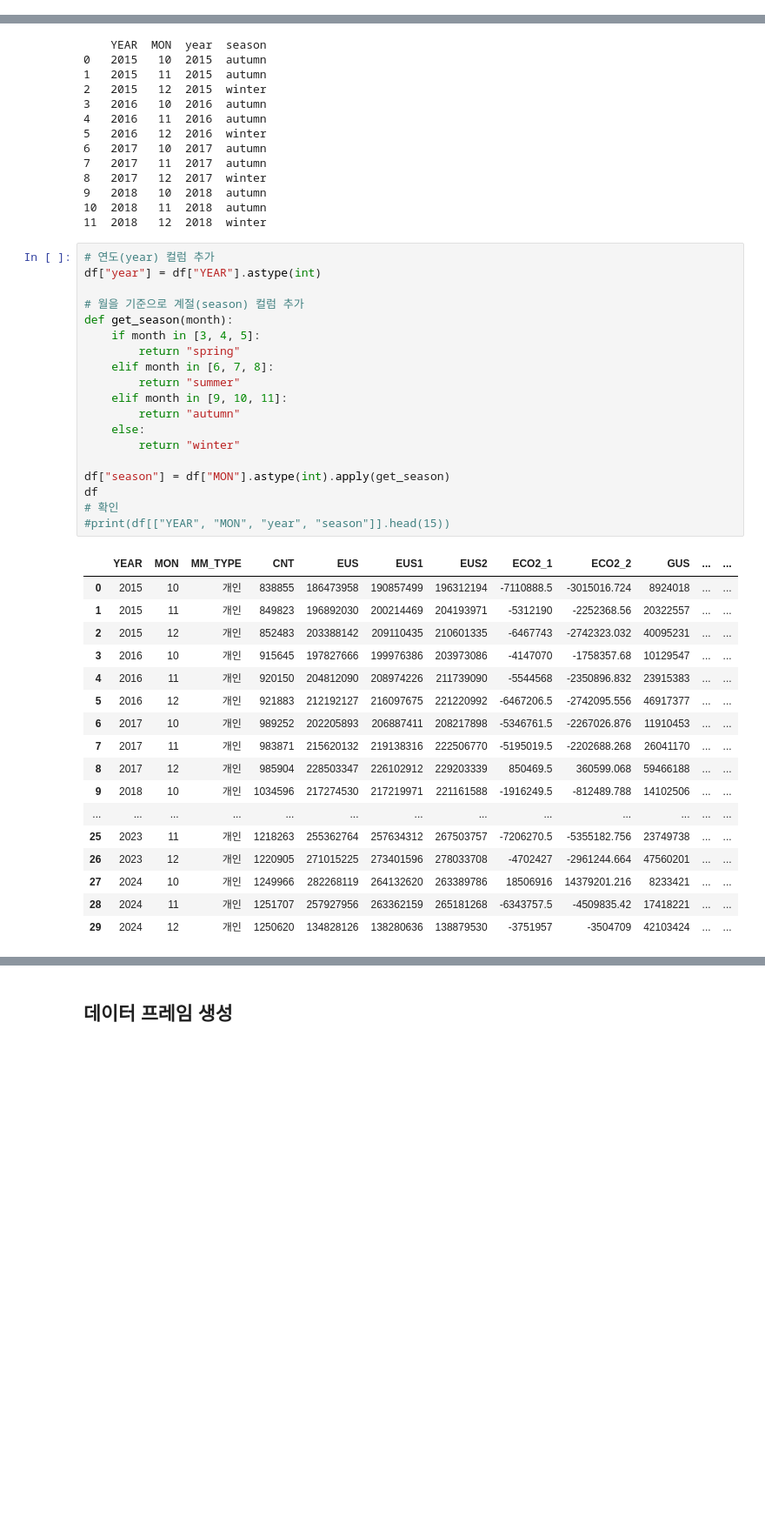
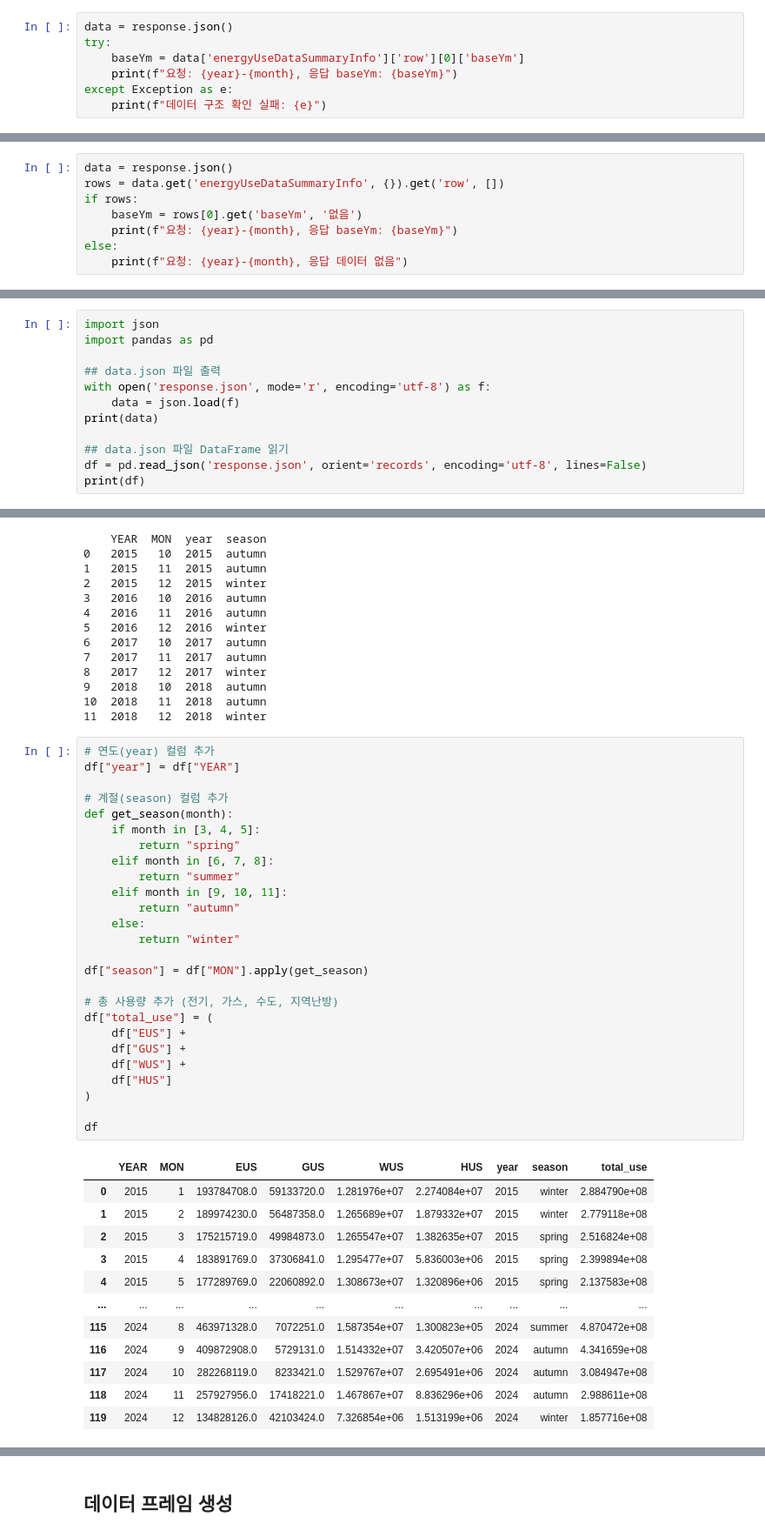
Before and after one commit to BaekJeongsuk/Data-Analysis-with-Open-Source, a Jupyter notebook: 오픈소스_데이터_분석_5강.ipynb, the cells around one changed output, grey strips where cells are left out. Shown: that part at 87% size. Cells and saved outputs as stored; diff of their text form; blank space fills up the shorter version.

```diff
--- a/오픈소스_데이터_분석_5강.ipynb
+++ b/오픈소스_데이터_분석_5강.ipynb
@@ -254,0 +330,7 @@ for year_month in get_year_months():
+# %%
+data = response.json()
+try:
+    baseYm = data['energyUseDataSummaryInfo']['row'][0]['baseYm']
+    print(f"요청: {year}-{month}, 응답 baseYm: {baseYm}")
+except Exception as e:
+    print(f"데이터 구조 확인 실패: {e}")
@@ -254,0 +339,8 @@ for year_month in get_year_months():
+# %%
+data = response.json()
+rows = data.get('energyUseDataSummaryInfo', {}).get('row', [])
+if rows:
+    baseYm = rows[0].get('baseYm', '없음')
+    print(f"요청: {year}-{month}, 응답 baseYm: {baseYm}")
+else:
+    print(f"요청: {year}-{month}, 응답 데이터 없음")
@@ -254,0 +349,12 @@ for year_month in get_year_months():
+# %%
+import json
+import pandas as pd
+
+## data.json 파일 출력
+with open('response.json', mode='r', encoding='utf-8') as f:
+    data = json.load(f)
+print(data)
+
+## data.json 파일 DataFrame 읽기
+df = pd.read_json('response.json', orient='records', encoding='utf-8', lines=False)
+print(df)
@@ -672,38 +780,40 @@ print(df[["YEAR", "MON", "year", "season"]].head(12))
 11  2018   12  2018  winter
 # %%
 # 연도(year) 컬럼 추가
-df["year"] = df["YEAR"].astype(int)
+df["year"] = df["YEAR"]
 
-# 월을 기준으로 계절(season) 컬럼 추가
+# 계절(season) 컬럼 추가
 def get_season(month):
     if month in [3, 4, 5]:
         return "spring"
     elif month in [6, 7, 8]:
         return "summer"
     elif month in [9, 10, 11]:
         return "autumn"
     else:
         return "winter"
 
-df["season"] = df["MON"].astype(int).apply(get_season)
+df["season"] = df["MON"].apply(get_season)
+
+# 총 사용량 추가 (전기, 가스, 수도, 지역난방)
+df["total_use"] = (
+    df["EUS"] +
+    df["GUS"] +
+    df["WUS"] +
+    df["HUS"]
+)
+
 df
-# 확인
-#print(df[["YEAR", "MON", "year", "season"]].head(15))
 # %% [output]
-|  | YEAR | MON | MM_TYPE | CNT | EUS | EUS1 | EUS2 | ECO2_1 | ECO2_2 | GUS | ... | ... |
-| 0 | 2015 | 10 | 개인 | 838855 | 186473958 | 190857499 | 196312194 | -7110888.5 | -3015016.724 | 8924018 | ... | ... |
-| 1 | 2015 | 11 | 개인 | 849823 | 196892030 | 200214469 | 204193971 | -5312190 | -2252368.56 | 20322557 | ... | ... |
-| 2 | 2015 | 12 | 개인 | 852483 | 203388142 | 209110435 | 210601335 | -6467743 | -2742323.032 | 40095231 | ... | ... |
-| 3 | 2016 | 10 | 개인 | 915645 | 197827666 | 199976386 | 203973086 | -4147070 | -1758357.68 | 10129547 | ... | ... |
-| 4 | 2016 | 11 | 개인 | 920150 | 204812090 | 208974226 | 211739090 | -5544568 | -2350896.832 | 23915383 | ... | ... |
-| 5 | 2016 | 12 | 개인 | 921883 | 212192127 | 216097675 | 221220992 | -6467206.5 | -2742095.556 | 46917377 | ... | ... |
-| 6 | 2017 | 10 | 개인 | 989252 | 202205893 | 206887411 | 208217898 | -5346761.5 | -2267026.876 | 11910453 | ... | ... |
-| 7 | 2017 | 11 | 개인 | 983871 | 215620132 | 219138316 | 222506770 | -5195019.5 | -2202688.268 | 26041170 | ... | ... |
-| 8 | 2017 | 12 | 개인 | 985904 | 228503347 | 226102912 | 229203339 | 850469.5 | 360599.068 | 59466188 | ... | ... |
-| 9 | 2018 | 10 | 개인 | 1034596 | 217274530 | 217219971 | 221161588 | -1916249.5 | -812489.788 | 14102506 | ... | ... |
-| ... | ... | ... | ... | ... | ... | ... | ... | ... | ... | ... | ... | ... |
-| 25 | 2023 | 11 | 개인 | 1218263 | 255362764 | 257634312 | 267503757 | -7206270.5 | -5355182.756 | 23749738 | ... | ... |
-| 26 | 2023 | 12 | 개인 | 1220905 | 271015225 | 273401596 | 278033708 | -4702427 | -2961244.664 | 47560201 | ... | ... |
-| 27 | 2024 | 10 | 개인 | 1249966 | 282268119 | 264132620 | 263389786 | 18506916 | 14379201.216 | 8233421 | ... | ... |
-| 28 | 2024 | 11 | 개인 | 1251707 | 257927956 | 263362159 | 265181268 | -6343757.5 | -4509835.42 | 17418221 | ... | ... |
-| 29 | 2024 | 12 | 개인 | 1250620 | 134828126 | 138280636 | 138879530 | -3751957 | -3504709 | 42103424 | ... | ... |
+|  | YEAR | MON | EUS | GUS | WUS | HUS | year | season | total_use |
+| 0 | 2015 | 1 | 193784708.0 | 59133720.0 | 1.281976e+07 | 2.274084e+07 | 2015 | winter | 2.884790e+08 |
+| 1 | 2015 | 2 | 189974230.0 | 56487358.0 | 1.265689e+07 | 1.879332e+07 | 2015 | winter | 2.779118e+08 |
+| 2 | 2015 | 3 | 175215719.0 | 49984873.0 | 1.265547e+07 | 1.382635e+07 | 2015 | spring | 2.516824e+08 |
+| 3 | 2015 | 4 | 183891769.0 | 37306841.0 | 1.295477e+07 | 5.836003e+06 | 2015 | spring | 2.399894e+08 |
+| 4 | 2015 | 5 | 177289769.0 | 22060892.0 | 1.308673e+07 | 1.320896e+06 | 2015 | spring | 2.137583e+08 |
+| ... | ... | ... | ... | ... | ... | ... | ... | ... | ... |
+| 115 | 2024 | 8 | 463971328.0 | 7072251.0 | 1.587354e+07 | 1.300823e+05 | 2024 | summer | 4.870472e+08 |
+| 116 | 2024 | 9 | 409872908.0 | 5729131.0 | 1.514332e+07 | 3.420507e+06 | 2024 | autumn | 4.341659e+08 |
+| 117 | 2024 | 10 | 282268119.0 | 8233421.0 | 1.529767e+07 | 2.695491e+06 | 2024 | autumn | 3.084947e+08 |
+| 118 | 2024 | 11 | 257927956.0 | 17418221.0 | 1.467867e+07 | 8.836296e+06 | 2024 | autumn | 2.988611e+08 |
+| 119 | 2024 | 12 | 134828126.0 | 42103424.0 | 7.326854e+06 | 1.513199e+06 | 2024 | winter | 1.857716e+08 |
```
Also changed, not shown: parts of 11 cells of this notebook.
